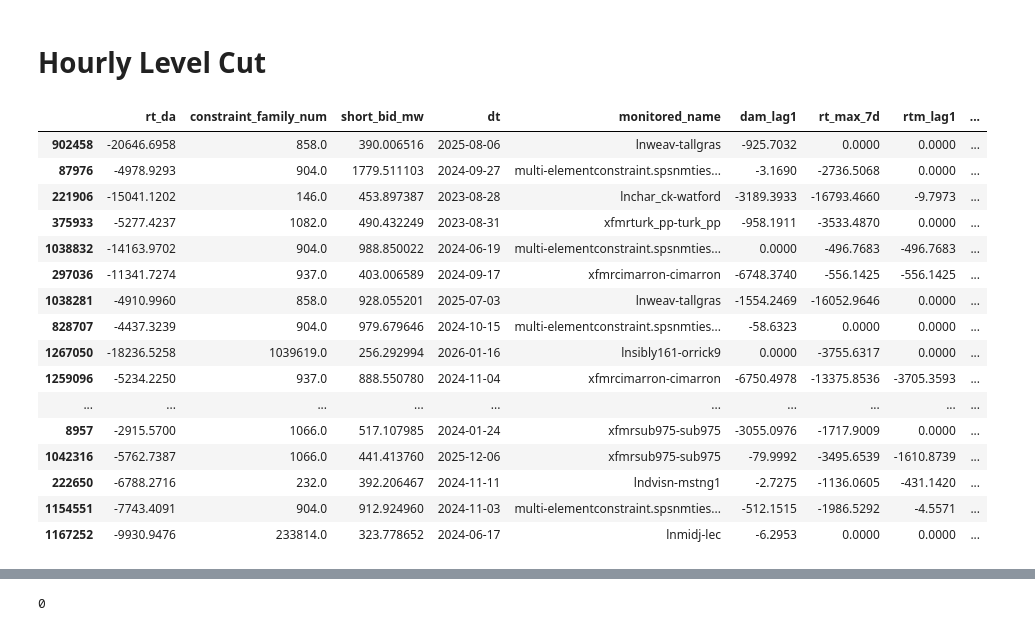
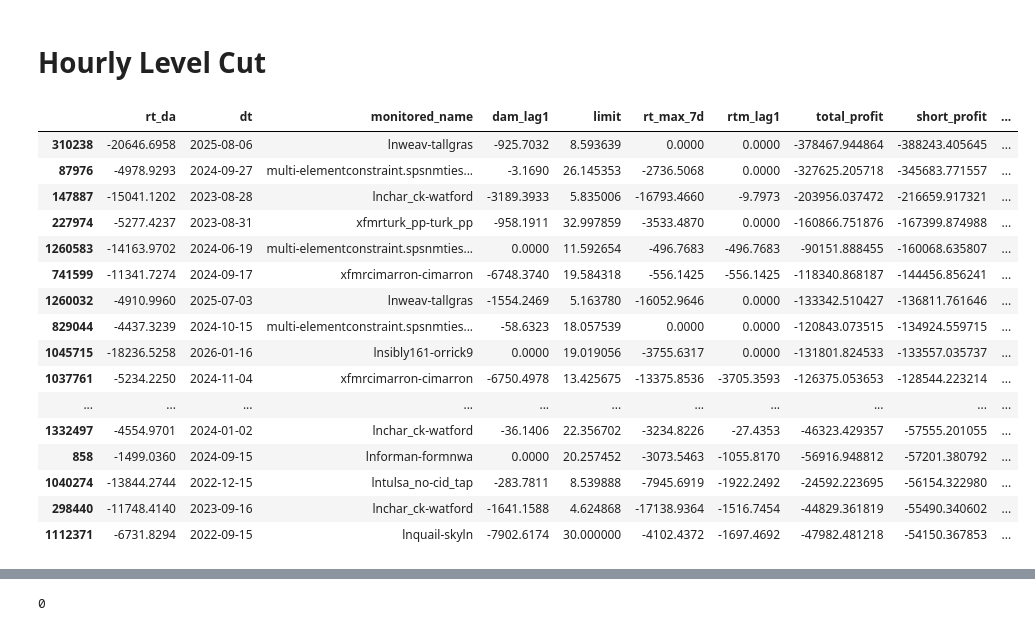
Before and after one commit to qingcheng-rgb/Qingcheng, a Jupyter notebook: QCTest/constraint_family_exposure_risk/SPP_risk_cut_analysis_new.ipynb, the cells around one changed output, grey strips where cells are left out. Drawn from its saved outputs; the diff is of its cells as text; code cells hidden in the pictures.

```diff
--- a/QCTest/constraint_family_exposure_risk/SPP_risk_cut_analysis_new.ipynb
+++ b/QCTest/constraint_family_exposure_risk/SPP_risk_cut_analysis_new.ipynb
@@ -1490,10 +1490,9 @@ display(bucket)
 # %%
 train_df_filter_temp = train_df_filter
 # 10 equal-count FlowRatio buckets
-train_df_filter['rtda_sum_1m_abs'] = train_df_filter['rtda_sum_1m'].abs()
-train_df_filter_temp['rtda_sum_1m_q'] = pd.qcut(train_df_filter_temp['rtda_sum_1m_abs'], q=10, duplicates='drop')
+train_df_filter_temp['wind_forecast_q'] = pd.qcut(train_df_filter_temp['wind_forecast'], q=20, duplicates='drop')
 
-bucket = (train_df_filter_temp.groupby('rtda_sum_1m_q', observed=True)
+bucket = (train_df_filter_temp.groupby('wind_forecast_q', observed=True)
             .agg(n            = ('rt_da', 'size'),
                  flowratio_lo = ('FlowRatio', 'min'),
                  flowratio_hi = ('FlowRatio', 'max'),
@@ -1502,5 +1501,7 @@ bucket = (train_df_filter_temp.groupby('rtda_sum_1m_q', observed=True)
                  rt_da_p5     = ('rt_da', lambda s: s.quantile(0.05)),
                  bad_rtda = ('bad_rtda','sum'),short_p1 = ('bad_shortprofit','sum'))
             .round(2))
+bucket['ratio']      = bucket['bad_rtda'] / bucket['n']
+bucket['p0p1_share'] = (bucket['short_p1'] / bucket['n']).round(3)
 display(bucket)
 # %% [output]
@@ -3324,4 +3223,9 @@ display(cmp)
 | n_days | 1.770000e+03 | 1.770000e+03 | 0.000000e+00 | 0.00 |
 # %% [markdown]
 # Hourly Level Cut
+# %%
+# ---- HOURLY CUT | step 1: total_profit on the family-day table -----------------------
+# short + long P&L per (dt, family). Only needed so the inspection cells below can rank by
+# total as well as short. Nothing downstream of the cut depends on it.
+train_df_filter['total_profit'] = train_df_filter['short_profit'] + train_df_filter['long_profit']
 # %%
@@ -3386,20 +3313,24 @@ train_df_filter['limit'] = assign_family_limit(train_df_filter, RULES)
 # %%
-train_df_filter.sort_values(['short_profit']).head(100)[['rt_da','constraint_family_num','short_bid_mw','dt','monitored_name','dam_lag1','rt_max_7d','rtm_lag1','short_profit','limit','rtm_hr_max_lag2','rtm_hr_max_7d','rtm_hr_max_3m','rtm_sum_7d','rtm_sum_3m']][:20]
+# ---- HOURLY CUT | step 3: eyeball the worst short-loss family-days ------------------
+# Sanity read, not a computation. Sorted by short_profit so the biggest losers are on top,
+# with the limit each one received alongside its RT/DA drivers. A large loss next to a large
+# `limit` means the rules saw the family but sized it too loosely.
+train_df_filter.sort_values(['short_profit'])[['rt_da','dt','monitored_name','dam_lag1','limit','rt_max_7d','rtm_lag1','total_profit','short_profit','rtm_hr_max_lag2','rtm_hr_max_7d','rtm_hr_max_3m','rtm_sum_7d','rtm_sum_3m','rtm_hr_max_lag2','rtda_hr_absmax_lag2','rtda_hr_abssum_7d']][:40]
 # %% [output]
-|  | rt_da | constraint_family_num | short_bid_mw | dt | monitored_name | dam_lag1 | rt_max_7d | rtm_lag1 | ... |
-| 902458 | -20646.6958 | 858.0 | 390.006516 | 2025-08-06 | lnweav-tallgras | -925.7032 | 0.0000 | 0.0000 | ... |
-| 87976 | -4978.9293 | 904.0 | 1779.511103 | 2024-09-27 | multi-elementconstraint.spsnmties... | -3.1690 | -2736.5068 | 0.0000 | ... |
-| 221906 | -15041.1202 | 146.0 | 453.897387 | 2023-08-28 | lnchar_ck-watford | -3189.3933 | -16793.4660 | -9.7973 | ... |
-| 375933 | -5277.4237 | 1082.0 | 490.432249 | 2023-08-31 | xfmrturk_pp-turk_pp | -958.1911 | -3533.4870 | 0.0000 | ... |
-| 1038832 | -14163.9702 | 904.0 | 988.850022 | 2024-06-19 | multi-elementconstraint.spsnmties... | 0.0000 | -496.7683 | -496.7683 | ... |
-| 297036 | -11341.7274 | 937.0 | 403.006589 | 2024-09-17 | xfmrcimarron-cimarron | -6748.3740 | -556.1425 | -556.1425 | ... |
-| 1038281 | -4910.9960 | 858.0 | 928.055201 | 2025-07-03 | lnweav-tallgras | -1554.2469 | -16052.9646 | 0.0000 | ... |
-| 828707 | -4437.3239 | 904.0 | 979.679646 | 2024-10-15 | multi-elementconstraint.spsnmties... | -58.6323 | 0.0000 | 0.0000 | ... |
-| 1267050 | -18236.5258 | 1039619.0 | 256.292994 | 2026-01-16 | lnsibly161-orrick9 | 0.0000 | -3755.6317 | 0.0000 | ... |
-| 1259096 | -5234.2250 | 937.0 | 888.550780 | 2024-11-04 | xfmrcimarron-cimarron | -6750.4978 | -13375.8536 | -3705.3593 | ... |
-| ... | ... | ... | ... | ... | ... | ... | ... | ... | ... |
-| 8957 | -2915.5700 | 1066.0 | 517.107985 | 2024-01-24 | xfmrsub975-sub975 | -3055.0976 | -1717.9009 | 0.0000 | ... |
-| 1042316 | -5762.7387 | 1066.0 | 441.413760 | 2025-12-06 | xfmrsub975-sub975 | -79.9992 | -3495.6539 | -1610.8739 | ... |
-| 222650 | -6788.2716 | 232.0 | 392.206467 | 2024-11-11 | lndvisn-mstng1 | -2.7275 | -1136.0605 | -431.1420 | ... |
-| 1154551 | -7743.4091 | 904.0 | 912.924960 | 2024-11-03 | multi-elementconstraint.spsnmties... | -512.1515 | -1986.5292 | -4.5571 | ... |
-| 1167252 | -9930.9476 | 233814.0 | 323.778652 | 2024-06-17 | lnmidj-lec | -6.2953 | 0.0000 | 0.0000 | ... |
+|  | rt_da | dt | monitored_name | dam_lag1 | limit | rt_max_7d | rtm_lag1 | total_profit | short_profit | ... |
+| 310238 | -20646.6958 | 2025-08-06 | lnweav-tallgras | -925.7032 | 8.593639 | 0.0000 | 0.0000 | -378467.944864 | -388243.405645 | ... |
+| 87976 | -4978.9293 | 2024-09-27 | multi-elementconstraint.spsnmties... | -3.1690 | 26.145353 | -2736.5068 | 0.0000 | -327625.205718 | -345683.771557 | ... |
+| 147887 | -15041.1202 | 2023-08-28 | lnchar_ck-watford | -3189.3933 | 5.835006 | -16793.4660 | -9.7973 | -203956.037472 | -216659.917321 | ... |
+| 227974 | -5277.4237 | 2023-08-31 | xfmrturk_pp-turk_pp | -958.1911 | 32.997859 | -3533.4870 | 0.0000 | -160866.751876 | -167399.874988 | ... |
+| 1260583 | -14163.9702 | 2024-06-19 | multi-elementconstraint.spsnmties... | 0.0000 | 11.592654 | -496.7683 | -496.7683 | -90151.888455 | -160068.635807 | ... |
+| 741599 | -11341.7274 | 2024-09-17 | xfmrcimarron-cimarron | -6748.3740 | 19.584318 | -556.1425 | -556.1425 | -118340.868187 | -144456.856241 | ... |
+| 1260032 | -4910.9960 | 2025-07-03 | lnweav-tallgras | -1554.2469 | 5.163780 | -16052.9646 | 0.0000 | -133342.510427 | -136811.761646 | ... |
+| 829044 | -4437.3239 | 2024-10-15 | multi-elementconstraint.spsnmties... | -58.6323 | 18.057539 | 0.0000 | 0.0000 | -120843.073515 | -134924.559715 | ... |
+| 1045715 | -18236.5258 | 2026-01-16 | lnsibly161-orrick9 | 0.0000 | 19.019056 | -3755.6317 | 0.0000 | -131801.824533 | -133557.035737 | ... |
+| 1037761 | -5234.2250 | 2024-11-04 | xfmrcimarron-cimarron | -6750.4978 | 13.425675 | -13375.8536 | -3705.3593 | -126375.053653 | -128544.223214 | ... |
+| ... | ... | ... | ... | ... | ... | ... | ... | ... | ... | ... |
+| 1332497 | -4554.9701 | 2024-01-02 | lnchar_ck-watford | -36.1406 | 22.356702 | -3234.8226 | -27.4353 | -46323.429357 | -57555.201055 | ... |
+| 858 | -1499.0360 | 2024-09-15 | lnforman-formnwa | 0.0000 | 20.257452 | -3073.5463 | -1055.8170 | -56916.948812 | -57201.380792 | ... |
+| 1040274 | -13844.2744 | 2022-12-15 | lntulsa_no-cid_tap | -283.7811 | 8.539888 | -7945.6919 | -1922.2492 | -24592.223695 | -56154.322980 | ... |
+| 298440 | -11748.4140 | 2023-09-16 | lnchar_ck-watford | -1641.1588 | 4.624868 | -17138.9364 | -1516.7454 | -44829.361819 | -55490.340602 | ... |
+| 1112371 | -6731.8294 | 2022-09-15 | lnquail-skyln | -7902.6174 | 30.000000 | -4102.4372 | -1697.4692 | -47982.481218 | -54150.367853 | ... |
```
Also changed, not shown: parts of 30 cells of this notebook, 37 other files.
